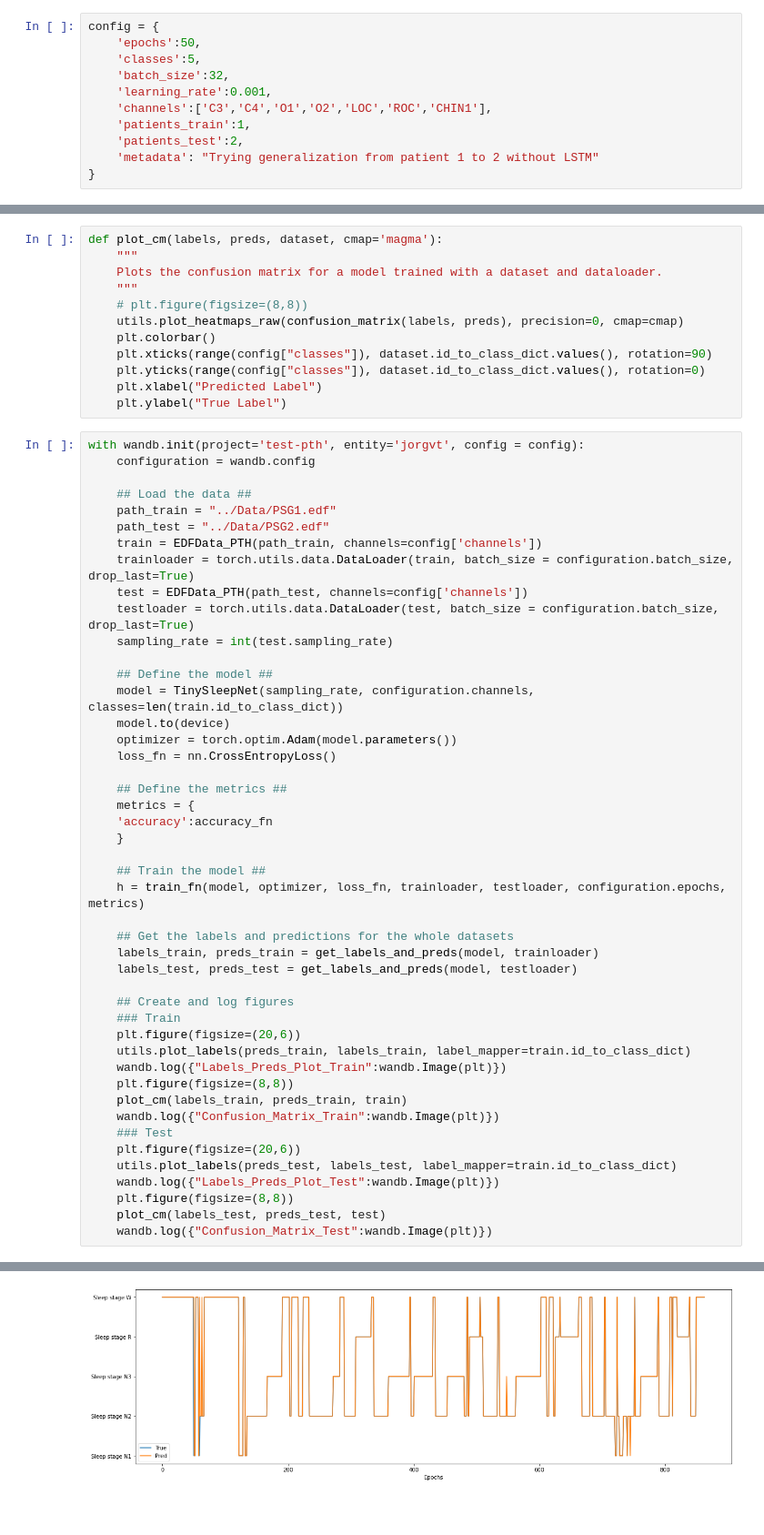
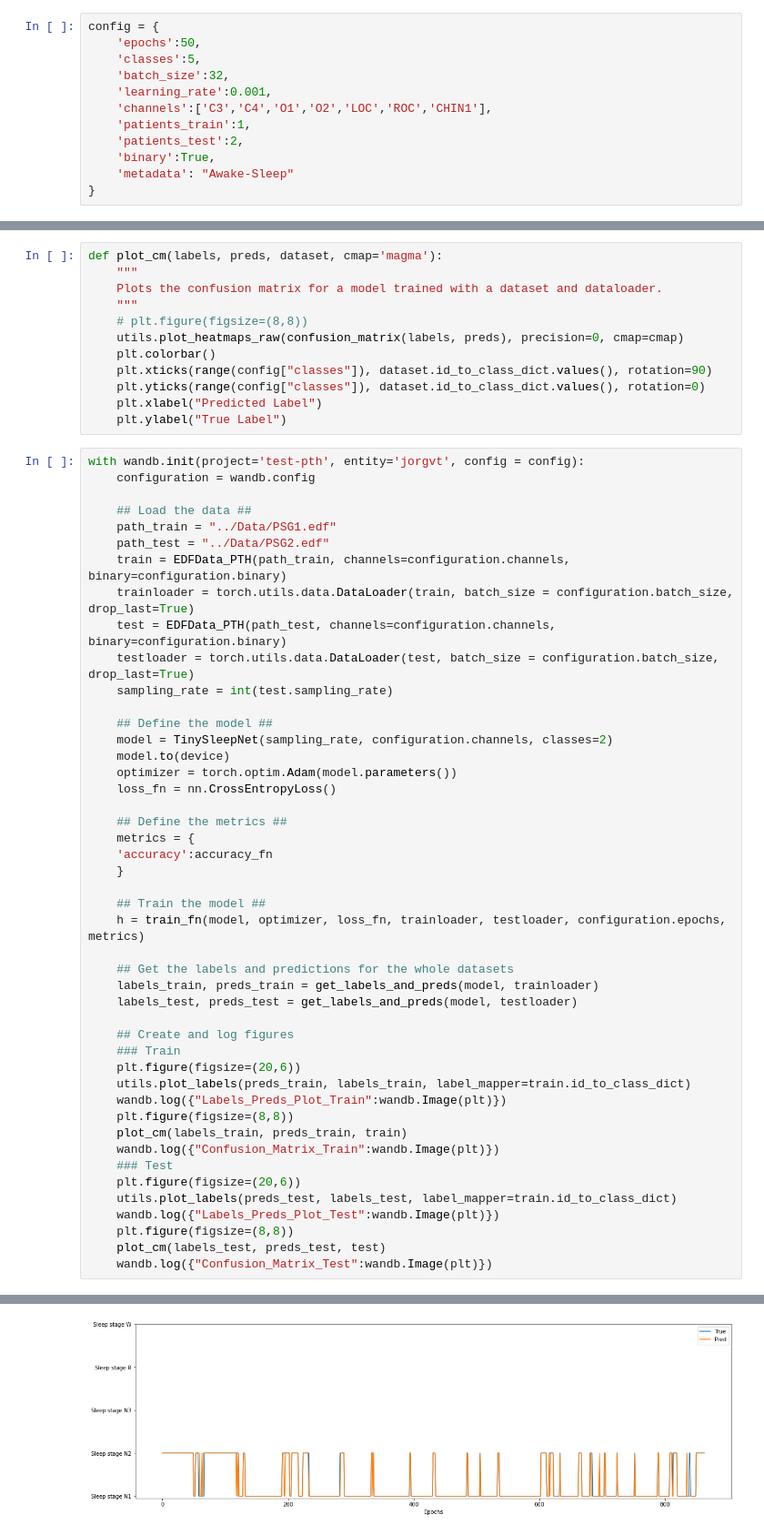
Before and after one commit to Jorgvt/SSD_IA3, a Jupyter notebook: Notebooks/Pruebas_Normalizacion_PTH_WandB.ipynb, the cells around one changed output, grey strips where cells are left out. Shown at 91% size. Cells and saved outputs as stored; diff of their text form; blank space fills up the shorter version.

Commit message:
Normalizaciones y visualizaciones

```diff
--- a/Notebooks/Pruebas_Normalizacion_PTH_WandB.ipynb
+++ b/Notebooks/Pruebas_Normalizacion_PTH_WandB.ipynb
@@ -30,7 +30,8 @@ config = {
     'channels':['C3','C4','O1','O2','LOC','ROC','CHIN1'],
     'patients_train':1,
     'patients_test':2,
-    'metadata': "Trying generalization from patient 1 to 2 without LSTM"
+    'binary':True,
+    'metadata': "Awake-Sleep"
 }
 # %%
 device = torch.device("cuda:2" if torch.cuda.is_available() else "cpu")
@@ -364,14 +365,14 @@ with wandb.init(project='test-pth', entity='jorgvt', config = config):
     ## Load the data ##
     path_train = "../Data/PSG1.edf"
     path_test = "../Data/PSG2.edf"
-    train = EDFData_PTH(path_train, channels=config['channels'])
+    train = EDFData_PTH(path_train, channels=configuration.channels, binary=configuration.binary)
     trainloader = torch.utils.data.DataLoader(train, batch_size = configuration.batch_size, drop_last=True)
-    test = EDFData_PTH(path_test, channels=config['channels'])
+    test = EDFData_PTH(path_test, channels=configuration.channels, binary=configuration.binary)
     testloader = torch.utils.data.DataLoader(test, batch_size = configuration.batch_size, drop_last=True)
     sampling_rate = int(test.sampling_rate)
 
     ## Define the model ##
-    model = TinySleepNet(sampling_rate, configuration.channels, classes=len(train.id_to_class_dict))
+    model = TinySleepNet(sampling_rate, configuration.channels, classes=2)
     model.to(device)
     optimizer = torch.optim.Adam(model.parameters())
     loss_fn = nn.CrossEntropyLoss()
@@ -451,2 +452,2 @@ Synced rich-paper-35: https://wandb.ai/jorgvt/test-pth/runs/1pv36by0
-[figure, old version]
+[figure, new version]
 ... (3 outputs left out)
```
Also changed, not shown: parts of 1 cell of this notebook, 1 other file.
